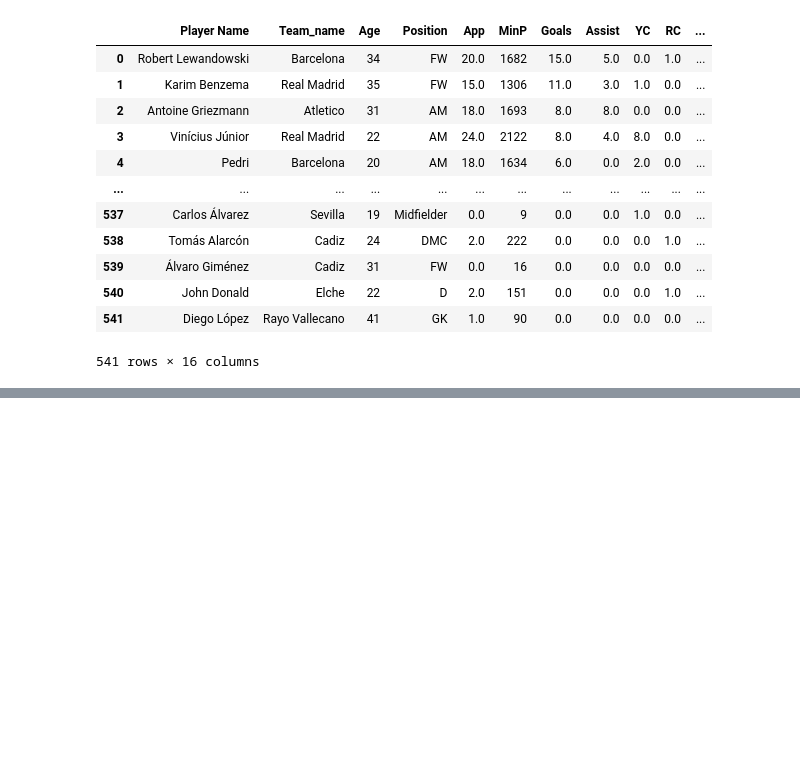
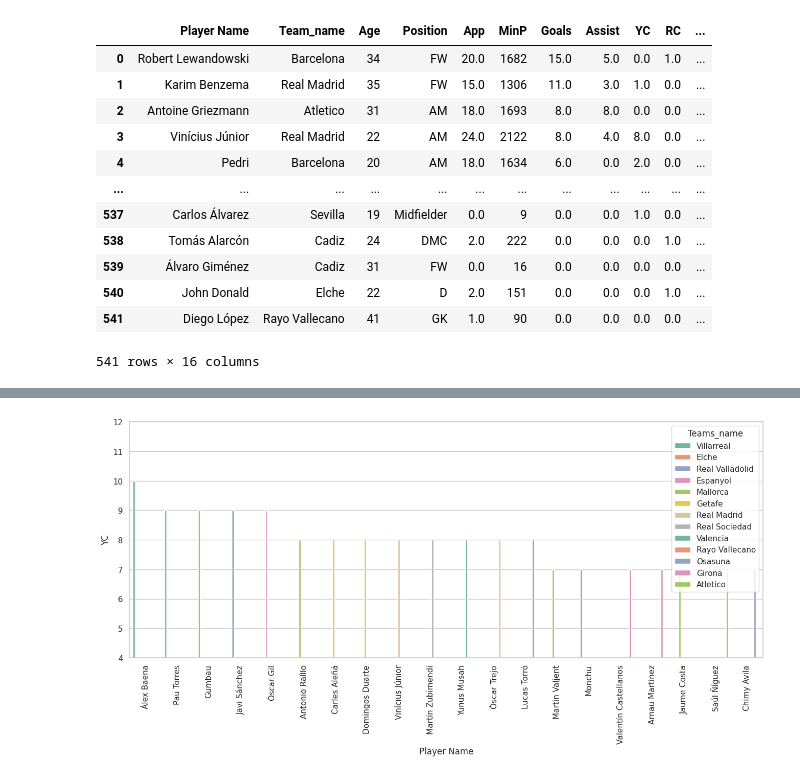
Before and after one commit to ankit-chuahan/Air_bnb_project, a Jupyter notebook: Laliga_2022.ipynb, the cells around one changed output, grey strips where cells are left out. Saved outputs shown, nothing was run; the diff lists cells and outputs as text; code cells hidden in the pictures; blank space fills up the shorter version.

```diff
--- a/Laliga_2022.ipynb
+++ b/Laliga_2022.ipynb
@@ -264,0 +290,10 @@ laliga
+# %%
+plt.figure(figsize=(16,6))
+player_yellow = laliga.groupby(['Player Name','Team_name'])[['YC']].sum().sort_values('YC' ,ascending=False).reset_index()[:20]
+sns.barplot(x='Player Name' ,y ='YC',data=player_yellow,hue='Team_name',palette='Set2')
+plt.legend(title='Teams_name', loc='upper right')
+plt.xticks(rotation=90)
+plt.ylim(4,12)
+plt.show()
+# %% [output]
+[figure, added]
```
Also changed, not shown: parts of 8 cells of this notebook.
